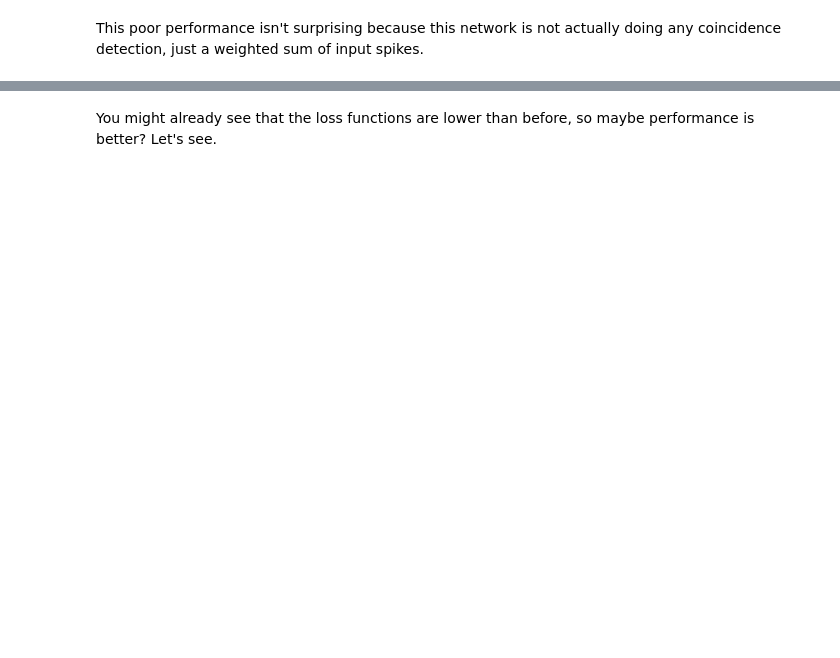
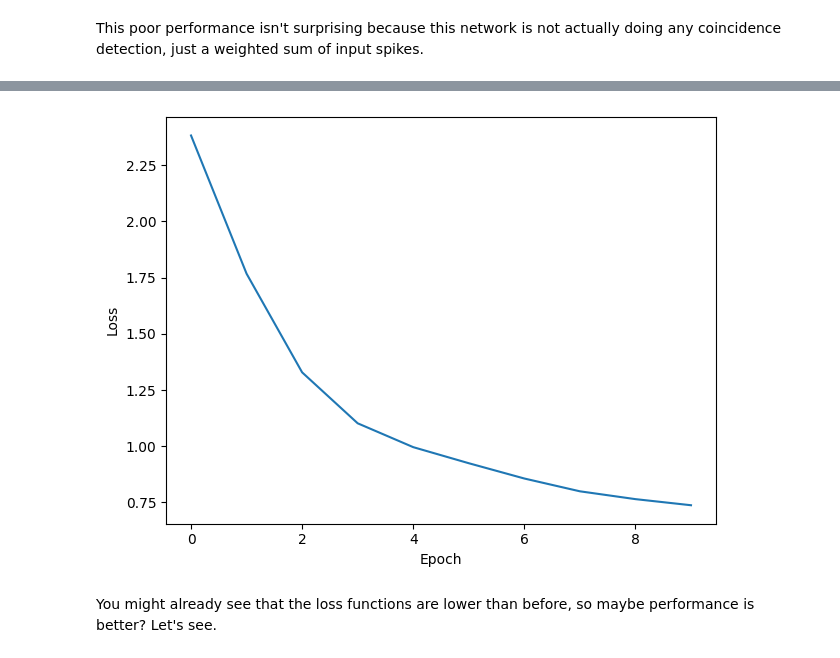
Before and after one commit to AliSalehiAhmadabad/Neuroscience_for_machine_learners, a Jupyter notebook: 5-surrogate-sound-localisation.ipynb, the cells around one changed output, grey strips where cells are left out. Drawn from its saved outputs; the diff is of its cells as text; code cells hidden in the pictures; blank space fills up the shorter version.

```diff
--- a/5-surrogate-sound-localisation.ipynb
+++ b/5-surrogate-sound-localisation.ipynb
@@ -333,6 +344,7 @@ The scaled sigmoid function is $$\sigma(x)=\frac{1}{1+e^{-\beta x}}$$ for a scal
     Missing code in the cell below. You will need to compute the derivative $\sigma^\prime(x)$.
 </div>
 # %%
+beta=5
 class SurrGradSpike(torch.autograd.Function):
     @staticmethod
     def forward(ctx, input):
@@ -344,9 +356,11 @@ class SurrGradSpike(torch.autograd.Function):
     @staticmethod
     def backward(ctx, grad_output):
         input, = ctx.saved_tensors
-        ############################# MISSING CODE HERE ##############################
-        sigmoid_derivative = # some function of the array "input"
-        grad = grad_output*sigmoid_derivative
+        # Original SPyTorch/SuperSpike gradient
+        # This seems to be a typo or error? But it works well
+        #grad = grad_output/(100*torch.abs(input)+1.0)**2
+        # Sigmoid
+        grad = grad_output*beta*torch.sigmoid(beta*input)*(1-torch.sigmoid(beta*input))
         return grad
 
 spike_fn  = SurrGradSpike.apply
@@ -401,10 +415,16 @@ def snn(input_spikes, W1, W2, tau=20*ms):
         s_rec.append(s)
     s_rec = torch.stack(s_rec, dim=1)
     #################### MISSING CODE ################################
-    # You need to use the previous membrane_only code but adapt to use
-    # spikes from s_rec instead of input_spikes
     # Second layer: hidden to output
-    # ...
+    v = torch.zeros((batch_size, num_classes), device=device, dtype=dtype)
+    s = torch.zeros((batch_size, num_classes), device=device, dtype=dtype)
+    v_rec = [v]
+    h = torch.einsum("abc,cd->abd", (s_rec, W2))
+    alpha = np.exp(-dt/tau)
+    for t in range(duration_steps - 1):
+        v = alpha*v + h[:, t, :]
+        v_rec.append(v)
+    v_rec = torch.stack(v_rec, dim=1)
     # Return recorded membrane potential of output
     return v_rec
 # %% [markdown]
@@ -431,7 +451,7 @@ W1, W2 = init_weight_matrices()
 ####################### MISSING CODE BELOW ########################
 # You need to learn parameters for two matrices
 # Optimiser and loss function
-optimizer = # what?
+optimizer = torch.optim.Adam([W1, W2], lr=lr)
 log_softmax_fn = nn.LogSoftmax(dim=1)
 loss_fn = nn.NLLLoss()
 
@@ -460,3 +480,4 @@ plt.plot(loss_hist)
 plt.xlabel('Epoch')
 plt.ylabel('Loss')
 plt.tight_layout()
+# %% [output]
@@ -463,3 +495,4 @@ plt.tight_layout()
+[figure, added]
 # %% [markdown]
 You might already see that the loss functions are lower than before, so maybe performance is better? Let's see.
 # %%
```
Also changed, not shown: parts of 5 cells of this notebook.
